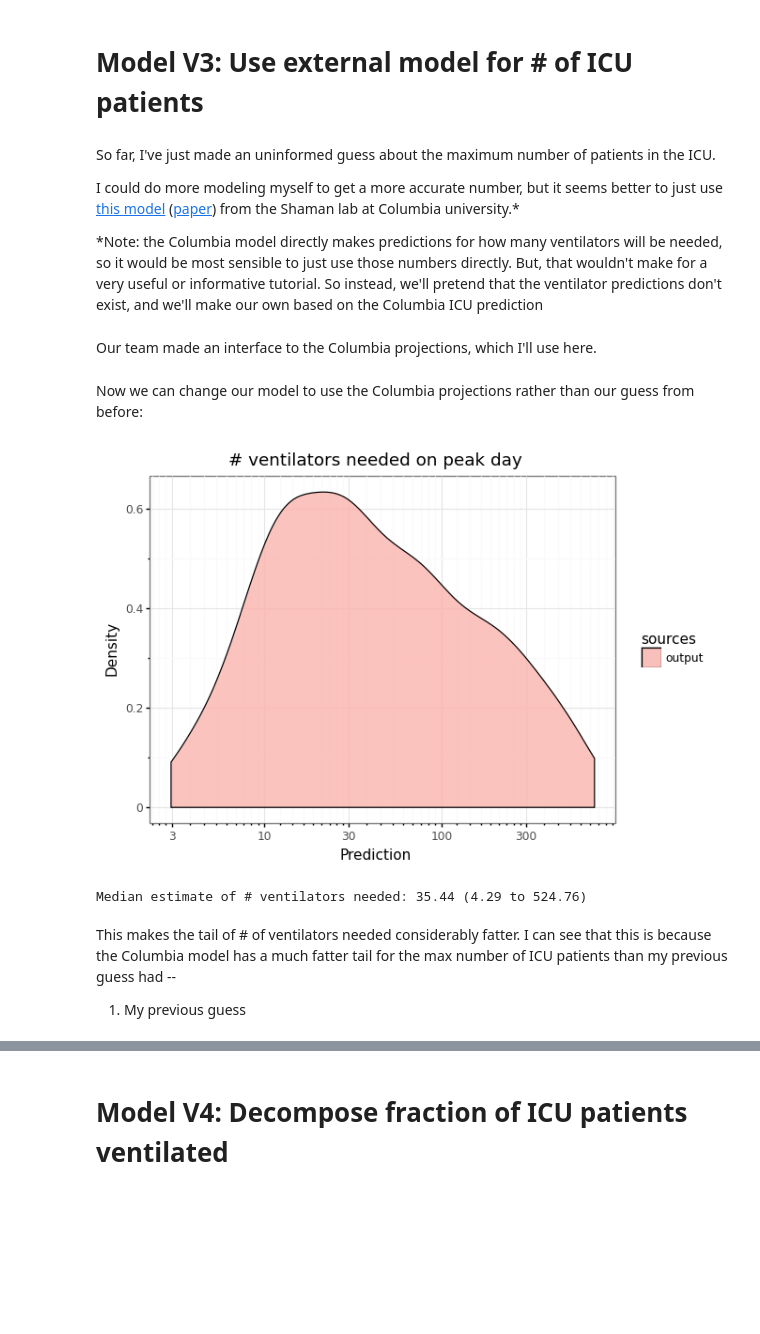
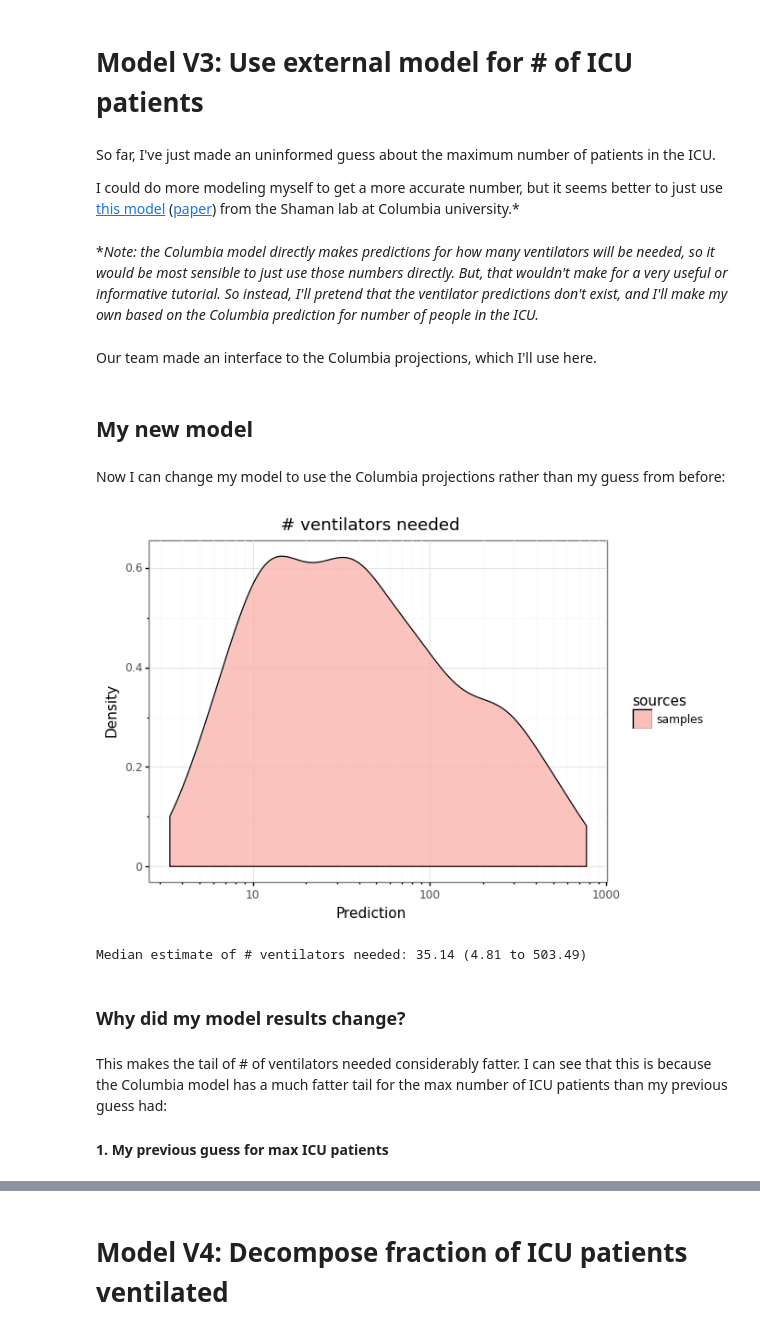
Before and after one commit to oughtinc/ergo, a Jupyter notebook: notebooks/build/el-paso-workflow.ipynb, the cells around one changed output, grey strips where cells are left out. Cells and saved outputs as stored; diff of their text form; code cells hidden in the pictures; blank space fills up the shorter version.

```diff
--- a/notebooks/build/el-paso-workflow.ipynb
+++ b/notebooks/build/el-paso-workflow.ipynb
@@ -56,5 +56,5 @@ I'll load [the relevant question](https://pandemic.metaculus.com/questions/4204)
 # %%
 metaculus = ergo.Metaculus(username="oughtpublic", password="123456", api_domain="pandemic")
-ventilators_question = metaculus.get_question(4201, name="# ventilators needed on peak day")
+ventilators_question = metaculus.get_question(4201, name="# ventilators needed")
 ventilators_question
 # %% [output]
@@ -136,8 +137,8 @@ class ModelV1:
 
     def run(self):
         samples = ergo.run(self.ventilators_needed, num_samples=1000)
-        ventilators_question.show_prediction(samples); plt.show()
-        print(f"Median estimate of # ventilators needed: {summarize_samples(samples)}")
+        ventilators_question.show_prediction(samples["output"]); plt.show()
+        print(f"Median estimate of # ventilators needed: {summarize_samples(samples['output'])}")
 # %% [markdown]
 This doesn't change the result:
 # %%
@@ -183,7 +184,7 @@ Median max # icu patients: 35.34 (5.51 to 188.67)
 # %% [markdown]
 For ventilation need, I'll use a [beta-binomial distribution](http://varianceexplained.org/statistics/beta_distribution_and_baseball/):
 # %%
-def frac_icu_ventilation():
+def frac_icu_ventilated():
     "% of icu patients ventilated"
     return ergo.beta_from_hits(1, 3)
 # %% [markdown]
@@ -201,14 +202,14 @@ My model now looks like this:
 class ModelV2(ModelV1):
 
     def ventilators_needed(self):
-        "# ventilators needed on peak day"
-        return self.frac_icu_ventilation() * self.max_icu_patients()
+        "# ventilators needed"
+        return self.frac_icu_ventilated() * self.max_icu_patients()
 
     def max_icu_patients(self):
-        "# icu patients on peak day"
+        "max # of icu patients"
         return ergo.lognormal_from_interval(5, 200)
 
-    def frac_icu_ventilation(self):
+    def frac_icu_ventilated(self):
         "% of icu patients ventilated"
         return ergo.beta_from_hits(1, 3)
 # %% [markdown]
@@ -226,31 +227,35 @@ So far, I've just made an uninformed guess about the maximum number of patients
 
 I could do more modeling myself to get a more accurate number, but it seems better to just use [this model](https://github.com/shaman-lab/COVID-19Projection)
 ([paper](https://www.medrxiv.org/content/10.1101/2020.03.21.20040303v2)) from the Shaman lab at Columbia university.*
-
-*Note: the Columbia model directly makes predictions for how many ventilators will be needed, so it would be most sensible to just use those numbers directly. But, that wouldn't make for a very useful or informative tutorial. So instead, we'll pretend that the ventilator predictions don't exist, and we'll make our own based on the Columbia ICU prediction
+# %% [markdown]
+\**Note: the Columbia model directly makes predictions for how many ventilators will be needed, so it would be most sensible to just use those numbers directly. But, that wouldn't make for a very useful or informative tutorial. So instead, I'll pretend that the ventilator predictions don't exist, and I'll make my own based on the Columbia prediction for number of people in the ICU.*
 # %% [markdown]
 Our team made an interface to the Columbia projections, which I'll use here.
 # %%
 from ergo.contrib.el_paso import shaman
 
 cu_projections = shaman.load_cu_projections("El Paso County TX")
+# %% [markdown]
+## My new model
 # %% [markdown]
-Now we can change our model to use the Columbia projections rather than our guess from before:
+Now I can change my model to use the Columbia projections rather than my guess from before:
 # %%
 class ModelV3(ModelV2):
     def max_icu_patients(self):
-        "# icu patients on peak day"
+        "max # of icu patients"
         return max(shaman.cu_projections_for_dates("ICU", date(2020,5,1), date(2020,6,1), cu_projections))
 
 model_v3 = ModelV3()
 model_v3.run()
 # %% [output]
-[figure, old version]
+[figure, new version]
-Median estimate of # ventilators needed: 35.44 (4.29 to 524.76)
+Median estimate of # ventilators needed: 35.14 (4.81 to 503.49)
+# %% [markdown]
+### Why did my model results change?
 # %% [markdown]
-This makes the tail of # of ventilators needed considerably fatter. I can see that this is because the Columbia model has a much fatter tail for the max number of ICU patients than my previous guess had --
+This makes the tail of # of ventilators needed considerably fatter. I can see that this is because the Columbia model has a much fatter tail for the max number of ICU patients than my previous guess had:
 
-1. My previous guess
+#### 1. My previous guess for max ICU patients
 # %%
 show_marginal(model_v2.max_icu_patients)
 # %% [output]
```
Also changed, not shown: parts of 44 cells of this notebook.
